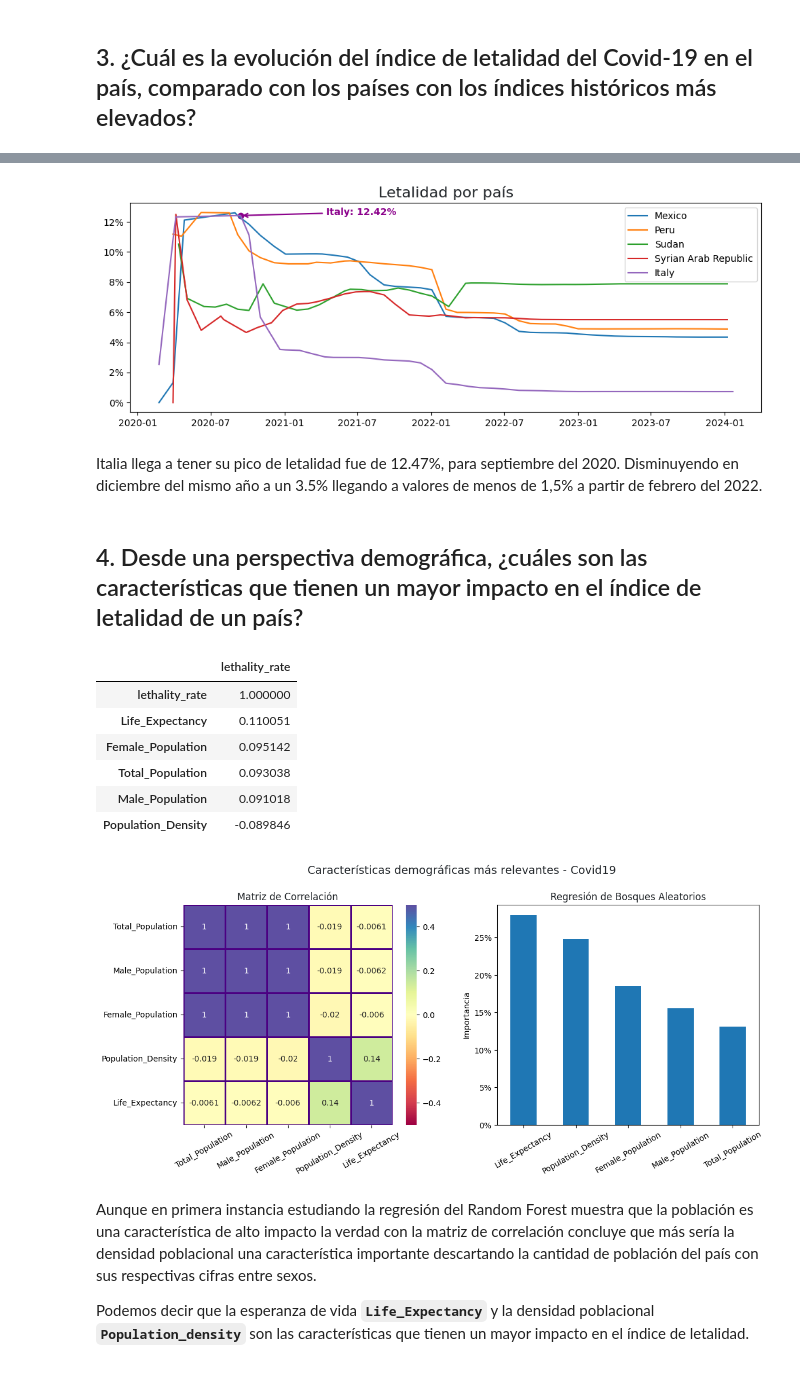
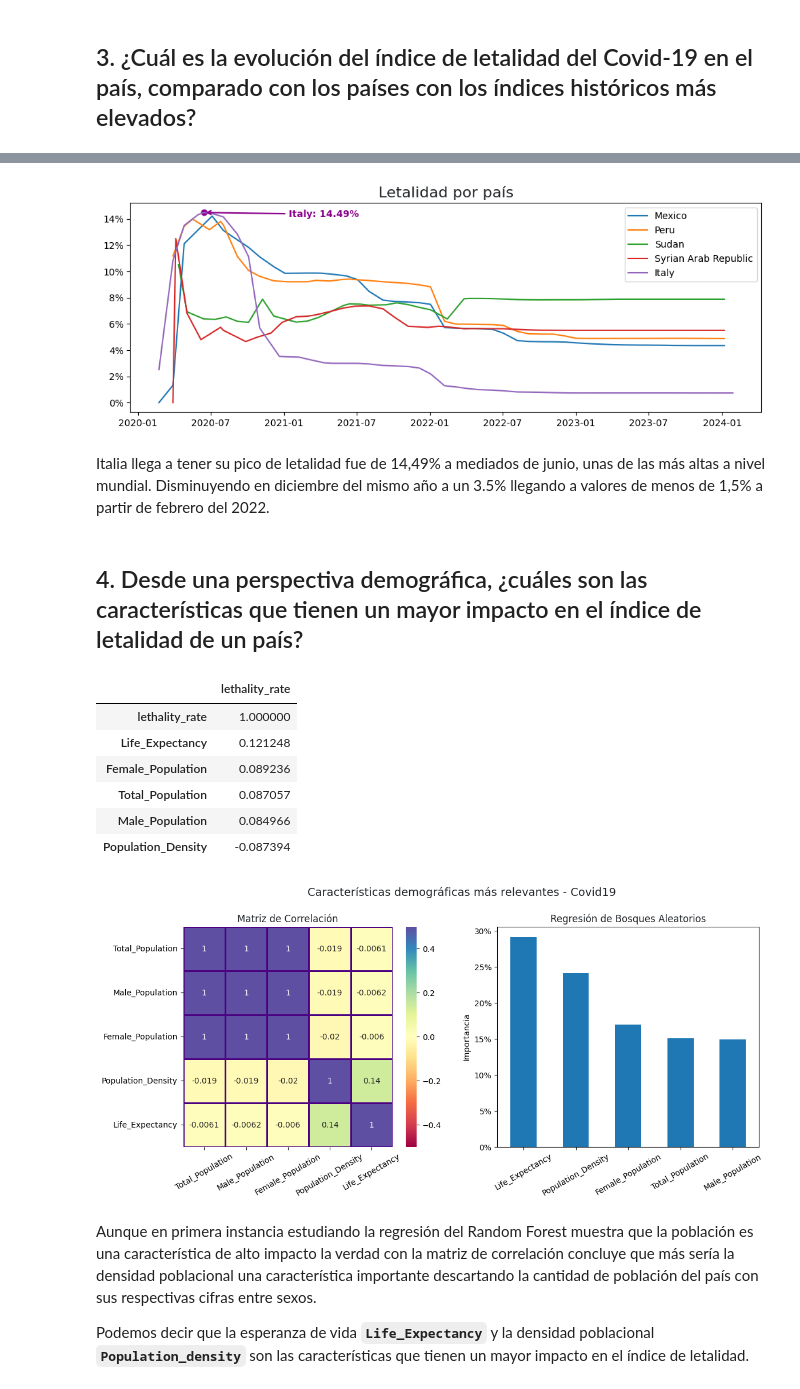
Before and after one commit to luceldasilva/covid_19_italia, a Jupyter notebook: reporte_covid_italia.ipynb, the cells around one changed output, grey strips where cells are left out. Drawn from its saved outputs; the diff is of its cells as text; code cells hidden in the pictures.

Commit message:
puliendo la limpieza del insight 3

```diff
--- a/reporte_covid_italia.ipynb
+++ b/reporte_covid_italia.ipynb
@@ -225,6 +225,12 @@ from matplotlib.ticker import FuncFormatter
 from sklearn.metrics import mean_squared_error
 from sklearn.ensemble import RandomForestRegressor
 from sklearn.model_selection import train_test_split
+# %%
+def save_plot(file_name:str):
+    """
+        Para guardar en fotos los gráficos
+    """
+    plt.savefig(file_name, bbox_inches='tight')
 # %% [markdown]
 Como científico de datos, tu tarea es analizar los datos relacionados con el COVID-19 y presentar insights a través de visualizaciones que respondan a las siguientes preguntas clave:
 # %% [markdown]
@@ -325,13 +331,18 @@ for pais in top_5_paises.index:
     days_since_start = (
         total_acumulado_top_5.columns - total_acumulado_top_5.columns[0]
         ).days
-    axs[1].plot(days_since_start, total_acumulado_top_5.loc[pais], label=pais)
+    axs[1].plot(
+        days_since_start,
+        total_acumulado_top_5.loc[pais] / 1e6,
+        label=pais
+        )
 
 axs[1].set_title('Progresión de casos por país')
 axs[1].set_xlabel('Días desde el inicio de la pandemia')
+axs[1].set_ylabel('Casos en millones')
 axs[1].legend()
 
-plt.savefig('evolucion_italia_vs_mundo.png')
+save_plot('evolucion_italia_vs_mundo.png')
 plt.tight_layout()
 plt.show()
 # %% [output]
@@ -436,10 +448,15 @@ Los datos indican que en el año 2022 es donde se reportan una mayor cantidad de
 # %% [markdown]
 ## 3. ¿Cuál es la evolución del índice de letalidad del Covid-19 en el país, comparado con los países con los índices históricos más elevados?
 # %%
-#Lethality Rate by Country - Limpieza de Datos
+"""
+    Lethality Rate by Country - Limpieza de Datos
+    si hacía la limpieza solo usando quantile(0.99)
+    se borran datos porque en la anterior gráfica
+    se ve una nula progresión, nos comentó nuestro profe Alejo
+"""
 
 quantile_0 = covid_cleaned['lethality_rate'].quantile(0)
-quantile_99 = covid_cleaned['lethality_rate'].quantile(0.99)
+quantile_99 = covid_cleaned['lethality_rate'].quantile(0.992)
 
 covid_lethality = covid_cleaned[
     (
@@ -520,39 +537,39 @@ ax.annotate(
     xy=(max_lethality_date, max_lethality_value),
     xytext=(
         max_lethality_date + pd.DateOffset(days=300),
-        max_lethality_value - 0.1
+        max_lethality_value - 0.5
     ),  # Ajusta la posición del texto
     arrowprops=dict(
         color='#8b008b', arrowstyle='->', lw=1.5
         ),  # Estilo de la flecha
     fontsize=10, color='#8b008b',
     ha='center', va='bottom', weight='bold'
 )
 
 
 # Agregando porcentaje en el eje Y
 
 def porcent_formatter(y, pos):
     return f'{y*1:.0f}%'
 
 formatter = FuncFormatter(porcent_formatter)
 plt.gca().yaxis.set_major_formatter(formatter)
 
 ax.legend()
 
 ax.set_title(
     'Letalidad por país', fontsize=16,
     color='#212529', loc='center'
     )
 
-plt.savefig('letalidad_por_pais.png')
+save_plot('letalidad_por_pais.png')
 
 
 plt.show()
 # %% [output]
-[figure, old version]
+[figure, new version]
 # %% [markdown]
-Italia llega a tener su pico de letalidad fue de 12.47%, para septiembre del 2020. Disminuyendo en diciembre del mismo año a un 3.5% llegando a valores de menos de 1,5% a partir de febrero del 2022.
+Italia llega a tener su pico de letalidad fue de 14,49% a mediados de junio, unas de las más altas a nivel mundial. Disminuyendo en diciembre del mismo año a un 3.5% llegando a valores de menos de 1,5% a partir de febrero del 2022.
 # %% [markdown]
 ## 4. Desde una perspectiva demográfica, ¿cuáles son las características que tienen un mayor impacto en el índice de letalidad de un país?
 # %%
@@ -597,11 +614,11 @@ feature_importances = pd.Series(
 # %% [output]
 |  | lethality_rate |
 | lethality_rate | 1.000000 |
-| Life_Expectancy | 0.110051 |
-| Female_Population | 0.095142 |
-| Total_Population | 0.093038 |
-| Male_Population | 0.091018 |
-| Population_Density | -0.089846 |
+| Life_Expectancy | 0.121248 |
+| Female_Population | 0.089236 |
+| Total_Population | 0.087057 |
+| Male_Population | 0.084966 |
+| Population_Density | -0.087394 |
 # %%
 # Para graficar Matriz de Correlación y el de Árbol de Decisiones
 
@@ -648,11 +665,11 @@ axs[1].set_title(
     fontsize=12, color='#212529', loc='center'
 )
 
-plt.savefig('demografia_relevante.png')
+save_plot('demografia_relevante.png')
 
 plt.show()
 # %% [output]
-[figure, old version]
+[figure, new version]
 # %% [markdown]
 Aunque en primera instancia estudiando la regresión del Random Forest muestra que la población es una característica de alto impacto la verdad con la matriz de correlación concluye que más sería la densidad poblacional una característica importante descartando la cantidad de población del país con sus respectivas cifras entre sexos.
 
```
Also changed, not shown: parts of 10 cells of this notebook.
